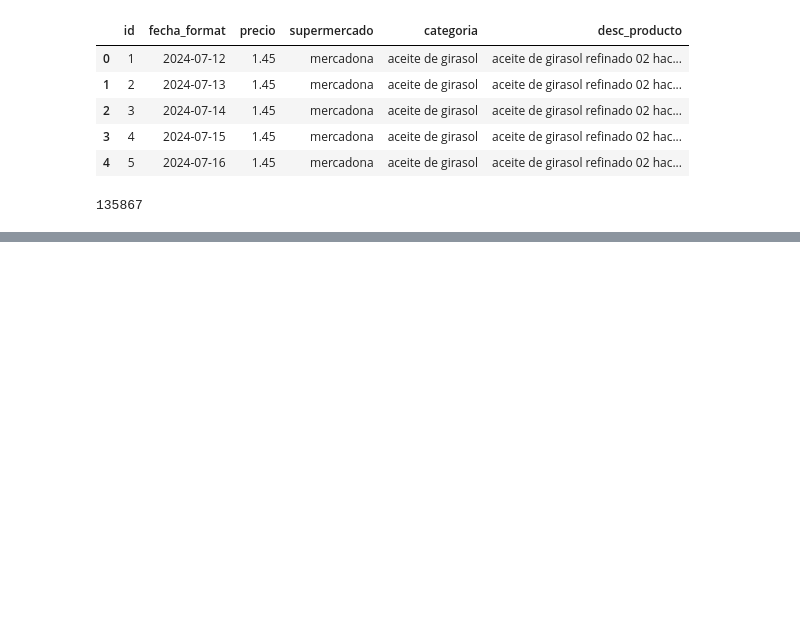
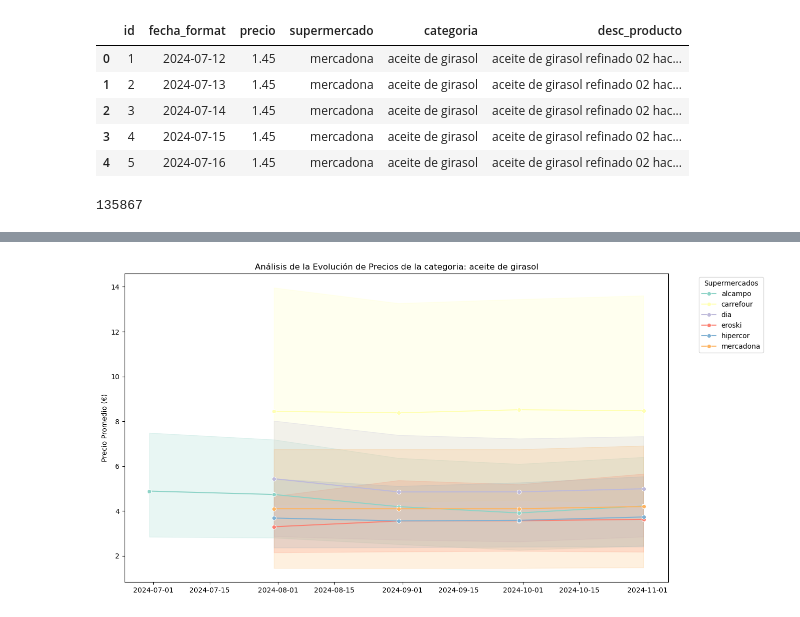
Before and after one commit to santiagorodriguez-dev/Proyecto4-AnalisisSupermercados, a Jupyter notebook: notebooks/03_eda_visualizacion.ipynb, the cells around one changed output, grey strips where cells are left out. Cells and saved outputs as stored; diff of their text form; code cells hidden in the pictures; blank space fills up the shorter version.

```diff
--- a/notebooks/03_eda_visualizacion.ipynb
+++ b/notebooks/03_eda_visualizacion.ipynb
@@ -133,0 +144,4 @@ vis.Comparacion_de_Precios_entre_Supermercados(df_result_final)
+# %%
+vis.historico_precios_supermercados(df_result_final,'aceite de girasol')
+# %% [output]
+[figure, added]
```
Also changed, not shown: parts of 6 cells of this notebook, 1 other file.
